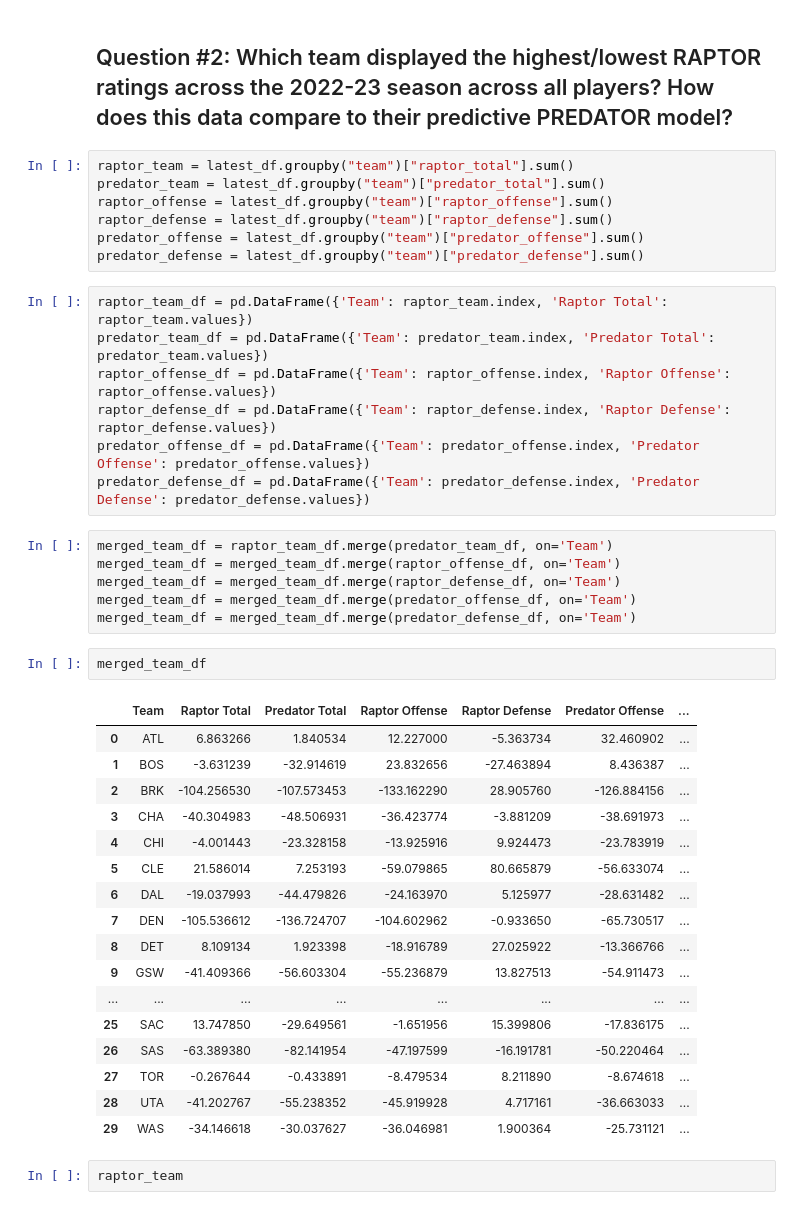
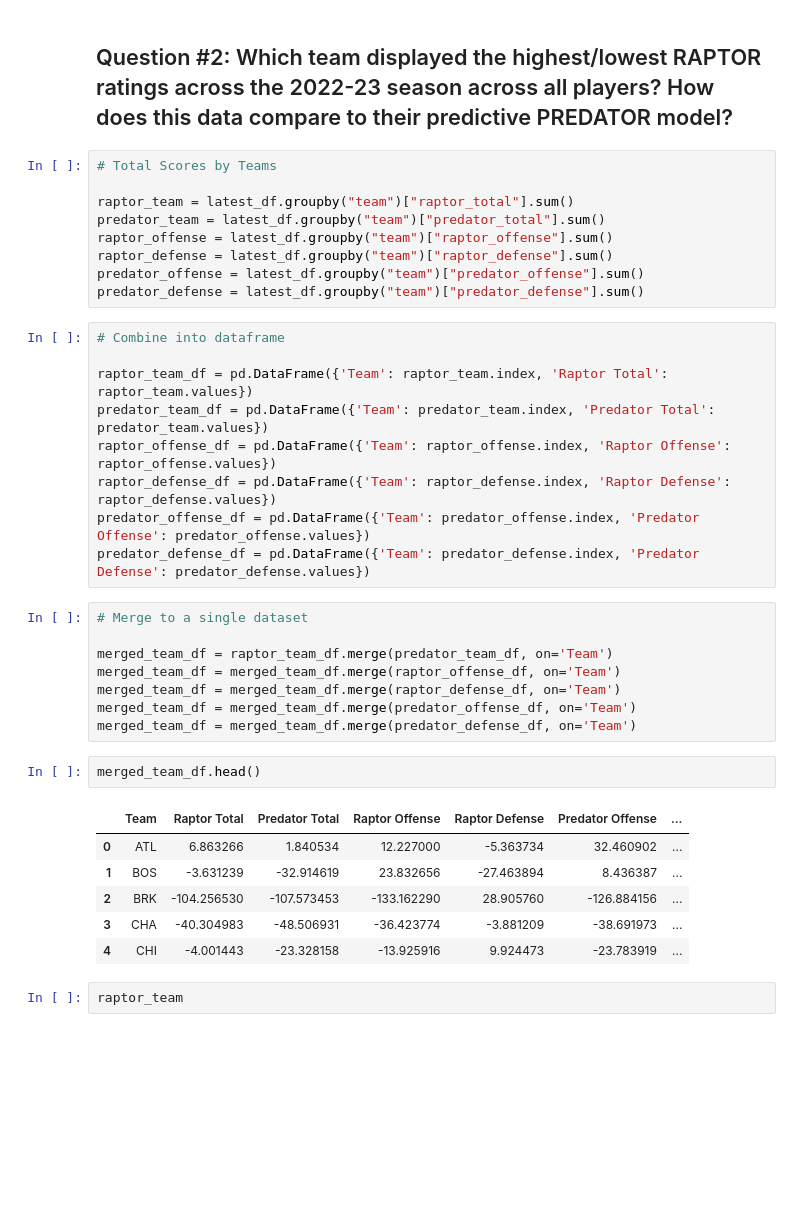
Before and after one commit to UzmaSayyeda/Project01, a Jupyter notebook: Project 1 Files/RAPTOR Analysis (Project 1).ipynb, the cells around one changed output. Cells and saved outputs as stored; diff of their text form; blank space fills up the shorter version.

```diff
--- a/Project 1 Files/RAPTOR Analysis (Project 1).ipynb
+++ b/Project 1 Files/RAPTOR Analysis (Project 1).ipynb
@@ -256,6 +287,8 @@ The r-value is: 0.19019525425278175
 # %% [markdown]
 ## Question #2: Which team displayed the highest/lowest RAPTOR ratings across the 2022-23 season across all players? How does this data compare to their predictive PREDATOR model?
 # %%
+# Total Scores by Teams
+
 raptor_team = latest_df.groupby("team")["raptor_total"].sum()
 predator_team = latest_df.groupby("team")["predator_total"].sum()
 raptor_offense = latest_df.groupby("team")["raptor_offense"].sum()
@@ -263,6 +296,8 @@ raptor_defense = latest_df.groupby("team")["raptor_defense"].sum()
 predator_offense = latest_df.groupby("team")["predator_offense"].sum()
 predator_defense = latest_df.groupby("team")["predator_defense"].sum()
 # %%
+# Combine into dataframe
+
 raptor_team_df = pd.DataFrame({'Team': raptor_team.index, 'Raptor Total': raptor_team.values})
 predator_team_df = pd.DataFrame({'Team': predator_team.index, 'Predator Total': predator_team.values})
 raptor_offense_df = pd.DataFrame({'Team': raptor_offense.index, 'Raptor Offense': raptor_offense.values})
@@ -270,31 +305,22 @@ raptor_defense_df = pd.DataFrame({'Team': raptor_defense.index, 'Raptor Defense'
 predator_offense_df = pd.DataFrame({'Team': predator_offense.index, 'Predator Offense': predator_offense.values})
 predator_defense_df = pd.DataFrame({'Team': predator_defense.index, 'Predator Defense': predator_defense.values})
 # %%
+# Merge to a single dataset
+
 merged_team_df = raptor_team_df.merge(predator_team_df, on='Team')
 merged_team_df = merged_team_df.merge(raptor_offense_df, on='Team')
 merged_team_df = merged_team_df.merge(raptor_defense_df, on='Team')
 merged_team_df = merged_team_df.merge(predator_offense_df, on='Team')
 merged_team_df = merged_team_df.merge(predator_defense_df, on='Team')
 # %%
-merged_team_df
+merged_team_df.head()
 # %% [output]
 |  | Team | Raptor Total | Predator Total | Raptor Offense | Raptor Defense | Predator Offense | ... |
 | 0 | ATL | 6.863266 | 1.840534 | 12.227000 | -5.363734 | 32.460902 | ... |
 | 1 | BOS | -3.631239 | -32.914619 | 23.832656 | -27.463894 | 8.436387 | ... |
 | 2 | BRK | -104.256530 | -107.573453 | -133.162290 | 28.905760 | -126.884156 | ... |
 | 3 | CHA | -40.304983 | -48.506931 | -36.423774 | -3.881209 | -38.691973 | ... |
 | 4 | CHI | -4.001443 | -23.328158 | -13.925916 | 9.924473 | -23.783919 | ... |
-| 5 | CLE | 21.586014 | 7.253193 | -59.079865 | 80.665879 | -56.633074 | ... |
-| 6 | DAL | -19.037993 | -44.479826 | -24.163970 | 5.125977 | -28.631482 | ... |
-| 7 | DEN | -105.536612 | -136.724707 | -104.602962 | -0.933650 | -65.730517 | ... |
-| 8 | DET | 8.109134 | 1.923398 | -18.916789 | 27.025922 | -13.366766 | ... |
-| 9 | GSW | -41.409366 | -56.603304 | -55.236879 | 13.827513 | -54.911473 | ... |
-| ... | ... | ... | ... | ... | ... | ... | ... |
-| 25 | SAC | 13.747850 | -29.649561 | -1.651956 | 15.399806 | -17.836175 | ... |
-| 26 | SAS | -63.389380 | -82.141954 | -47.197599 | -16.191781 | -50.220464 | ... |
-| 27 | TOR | -0.267644 | -0.433891 | -8.479534 | 8.211890 | -8.674618 | ... |
-| 28 | UTA | -41.202767 | -55.238352 | -45.919928 | 4.717161 | -36.663033 | ... |
-| 29 | WAS | -34.146618 | -30.037627 | -36.046981 | 1.900364 | -25.731121 | ... |
 # %%
 raptor_team
 # %% [output]
```
Also changed, not shown: parts of 29 cells of this notebook.
